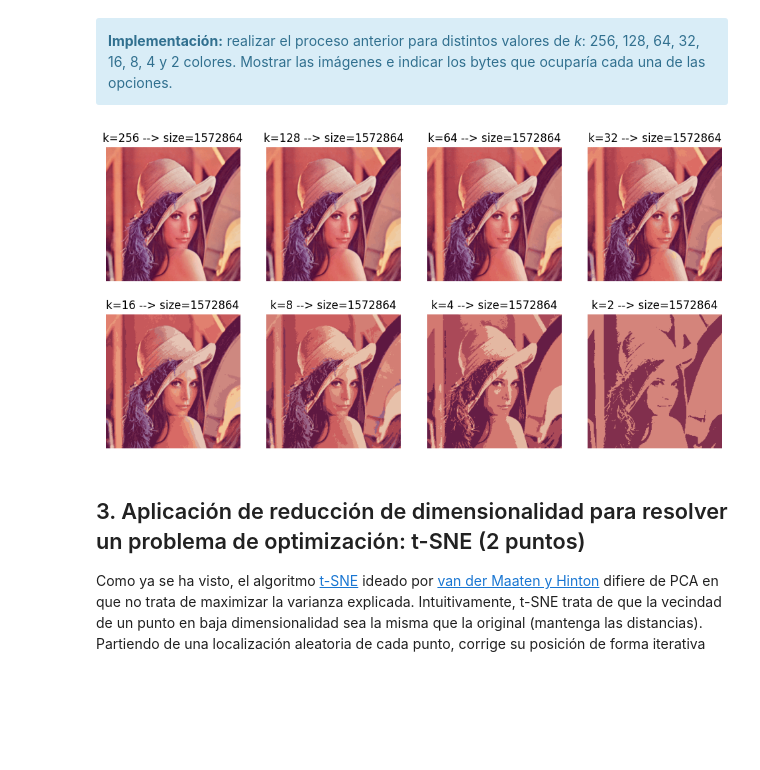
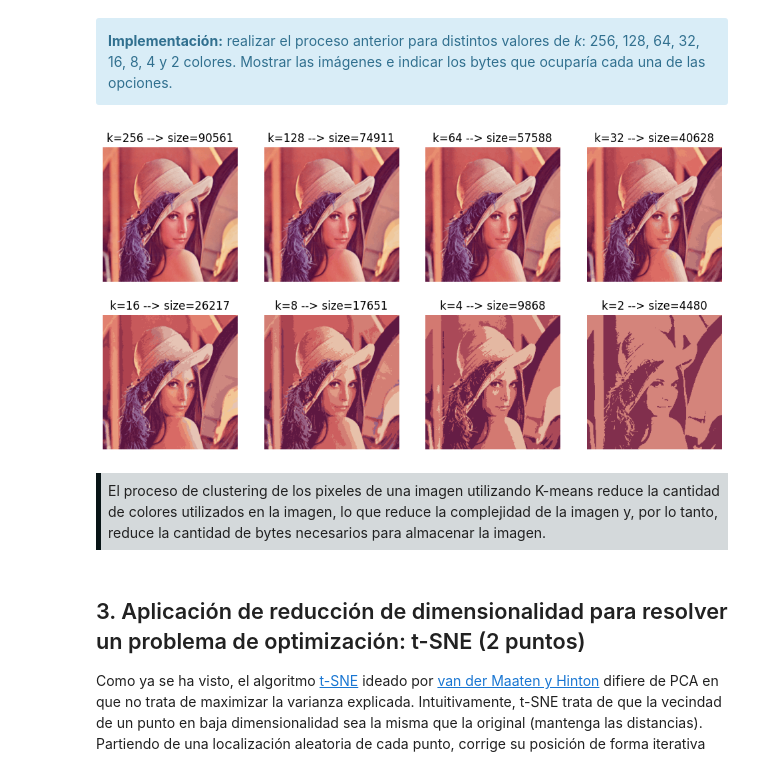
Before and after one commit to kluna1998/UOC, a Jupyter notebook: mamd/pec2/20222_M2.855_PEC2-Enunciado.ipynb, the cells around one changed output. Cells and saved outputs as stored; diff of their text form; code cells hidden in the pictures; blank space fills up the shorter version.

```diff
--- a/mamd/pec2/20222_M2.855_PEC2-Enunciado.ipynb
+++ b/mamd/pec2/20222_M2.855_PEC2-Enunciado.ipynb
@@ -705,7 +701,18 @@ ax[1].axis('off')
 <strong>Implementación:</strong> realizar el proceso anterior para distintos valores de <i>k</i>: 256, 128, 64, 32, 16, 8, 4 y 2 colores. Mostrar las imágenes e indicar los bytes que ocuparía cada una de las opciones.
 </div>
 # %%
-def image_kmeans_compression(X,k=3,random_state=170):
+import imageio
+import os
+
+def _get_size(new_image):
+    compressed_image_uint8 = (new_image * 255).astype(np.uint8)
+    # Guardar la imagen comprimida en un archivo
+    imageio.imwrite('./residuals/compressed_image.png', compressed_image_uint8)
+    # Obtener el tamaño del archivo en bytes
+    file_size = os.path.getsize('./residuals/compressed_image.png')
+    return file_size
+
+def image_kmeans_compression(X,k=3,random_state=170)
     X_standard = X/255
     # KMeans para compimir la imagen
     kmeans = KMeans(n_clusters=k, random_state=random_state)
@@ -713,23 +720,25 @@ def image_kmeans_compression(X,k=3,random_state=170):
     # Obtenermos los centroides de cada cluster
     centers = kmeans.cluster_centers_
     # New image
-    new_image = centers[cluster]
+    new_image = centers[cluster].reshape(photo.shape)
     # Size in bytes
-    size_bytes = new_image.nbytes
+    size_bytes = _get_size(new_image)
     return new_image, size_bytes
 # %%
 ks = [256, 128, 64, 32, 16, 8, 4, 2]
 plt.figure(figsize=(12,6))
 for i,k in enumerate(ks,1):
     plt.subplot(2,4,i)
     new_image, size_bytes = image_kmeans_compression(X,k)
-    plt.imshow(new_image.reshape(photo.shape))
+    plt.imshow(new_image)
     title = 'k={} --> size={}'.format(k,size_bytes)
     plt.title(title)
     plt.axis('off')
 plt.show()
 # %% [output]
-[figure, old version]
+[figure, new version]
+# %% [markdown]
+<div style="border-color: #7C9DBF; border-left: 5px solid rgb(8, 20, 22); background-color:#e6b3b8;background-color:rgb(212, 217, 219); padding: 0.5em;">El proceso de clustering de los pixeles de una imagen utilizando K-means reduce la cantidad de colores utilizados en la imagen, lo que reduce la complejidad de la imagen y, por lo tanto, reduce la cantidad de bytes necesarios para almacenar la imagen. </div>
 # %% [markdown]
 <a id="ej3"></a>
 
```
Also changed, not shown: parts of 11 cells of this notebook, 1 other file.
